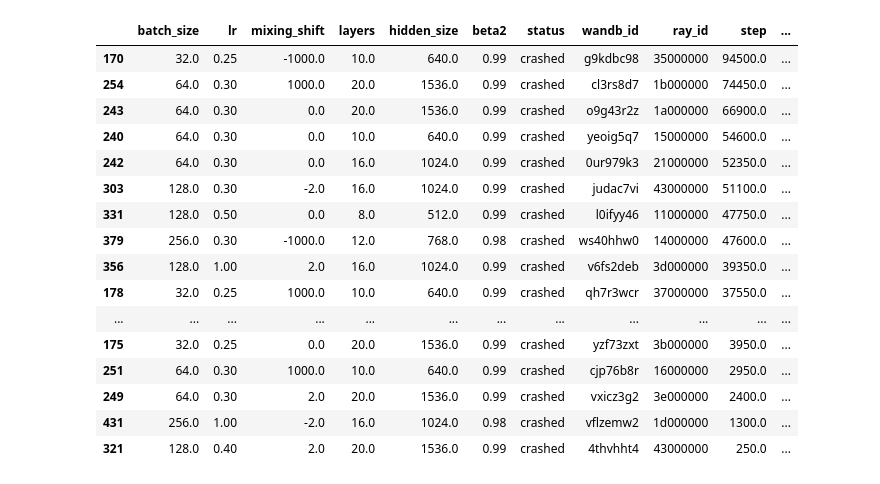
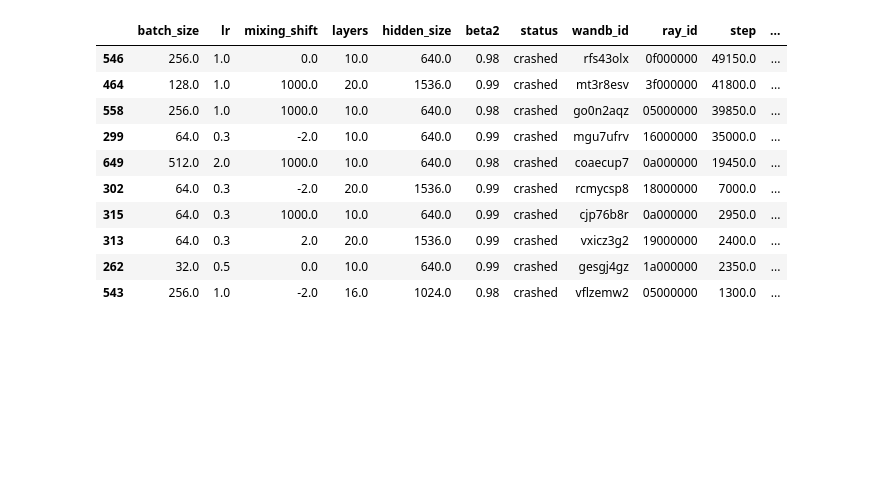
Before and after one commit to jafluri/gidd-easydel, a Jupyter notebook: notebooks/check_runs.ipynb, the cells around one changed output. Cells and saved outputs as stored; diff of their text form; code cells hidden in the pictures; blank space fills up the shorter version.

```diff
--- a/notebooks/check_runs.ipynb
+++ b/notebooks/check_runs.ipynb
@@ -51,8 +62,10 @@ runs = wandb.Api().runs(
         "$and": [
             {"$or": [
                 {"tags": "crit_bs_l8_d512"},
+                {"tags": "crit_bs_l10_d640"},
                 {"tags": "crit_bs_l12_d768"},
                 {"tags": "crit_bs_l16_d1024"},
+                {"tags": "crit_bs_l20_d1536"},
                 {"tags": "scaling_laws"},
             ]},
             {"created_at": {"$gte": dt_utc.isoformat()}}
@@ -220,6 +207,7 @@ for run in tqdm.tqdm(runs):
         "wandb_id": run.id,
         "ray_id": cfg.get("ray_job_id"),
         "step": run.summary.get("_step"),
+        "is_done": run.summary.get("_step") is not None and run.summary.get("_step") >= 50000,
         "name": run.name,
         "tpu_version": cfg.get("tpu_version"),
         "tpu_zone": cfg.get("tpu_zone"),
@@ -231,6 +227,7 @@ wandb_df = pd.DataFrame(wandb_rows).dropna(how="any")
 # %%
 existing_df = wandb_df.merge(running_df, how="outer", on=merge_keys, suffixes=("", "_running"))
 existing_df.loc[existing_df["status"].isna(), "status"] = "pending"
+existing_df.loc[existing_df["is_done"].isna(), "is_done"] = False
 existing_df.loc[existing_df["tpu_count"].isna(), "tpu_count"] = existing_df.loc[existing_df["tpu_count"].isna(), "tpu_count_running"].astype(int)
 existing_df
 # %% [output]
@@ -250,7 +247,8 @@ existing_df
 # %%
 df = existing_df.merge(needed_df, how="outer")
 df.loc[:, "is_needed"] = df["is_needed"].fillna(False)
-df["is_done"] = df["status"] == "finished"
+df.loc[df["is_done"].isna(), "is_done"] = False
+df.loc[df["step"] >= df["target_steps"], "is_done"] = True
 df.loc[df["is_running"].isna(), "is_running"] = False
 df = df.sort_values(["is_done", "is_running", "step"], ascending=[False, False, False])
 df = df.drop_duplicates(subset=merge_keys, keep="first", inplace=False)
@@ -258,6 +256,7 @@ df.loc[(df["status"] == "crashed") & df["is_needed"] & (df["step"].isna() | (df[
 df.loc[df["is_needed"], "status"] = df.loc[df["is_needed"], "status"].fillna("missing")
 # df.loc[~df["wandb_id"].isna(), "status"] = df.loc[~df["wandb_id"].isna(), "status"].fillna("N/A")
 df.loc[df["command"].isna(), "command"] = df.loc[df["command"].isna()].apply(format_command, axis=1)
+df.loc[df["is_done"], "status"] = "finished"
 df
 # %% [output]
 |  | batch_size | lr | mixing_shift | layers | hidden_size | beta2 | status | wandb_id | ray_id | step | ... |
@@ -355,23 +346,17 @@ df.loc[df["status"] == "running"]
 # %%
-df.loc[(df["status"] == "crashed") & (df["is_running"] != True)]
+df.loc[(df["status"] == "crashed") & (df["is_running"] != True) & (df["is_needed"])]
 # %% [output]
 |  | batch_size | lr | mixing_shift | layers | hidden_size | beta2 | status | wandb_id | ray_id | step | ... |
-| 170 | 32.0 | 0.25 | -1000.0 | 10.0 | 640.0 | 0.99 | crashed | g9kdbc98 | 35000000 | 94500.0 | ... |
-| 254 | 64.0 | 0.30 | 1000.0 | 20.0 | 1536.0 | 0.99 | crashed | cl3rs8d7 | 1b000000 | 74450.0 | ... |
-| 243 | 64.0 | 0.30 | 0.0 | 20.0 | 1536.0 | 0.99 | crashed | o9g43r2z | 1a000000 | 66900.0 | ... |
-| 240 | 64.0 | 0.30 | 0.0 | 10.0 | 640.0 | 0.99 | crashed | yeoig5q7 | 15000000 | 54600.0 | ... |
-| 242 | 64.0 | 0.30 | 0.0 | 16.0 | 1024.0 | 0.99 | crashed | 0ur979k3 | 21000000 | 52350.0 | ... |
-| 303 | 128.0 | 0.30 | -2.0 | 16.0 | 1024.0 | 0.99 | crashed | judac7vi | 43000000 | 51100.0 | ... |
-| 331 | 128.0 | 0.50 | 0.0 | 8.0 | 512.0 | 0.99 | crashed | l0ifyy46 | 11000000 | 47750.0 | ... |
-| 379 | 256.0 | 0.30 | -1000.0 | 12.0 | 768.0 | 0.98 | crashed | ws40hhw0 | 14000000 | 47600.0 | ... |
-| 356 | 128.0 | 1.00 | 2.0 | 16.0 | 1024.0 | 0.99 | crashed | v6fs2deb | 3d000000 | 39350.0 | ... |
-| 178 | 32.0 | 0.25 | 1000.0 | 10.0 | 640.0 | 0.99 | crashed | qh7r3wcr | 37000000 | 37550.0 | ... |
-| ... | ... | ... | ... | ... | ... | ... | ... | ... | ... | ... | ... |
-| 175 | 32.0 | 0.25 | 0.0 | 20.0 | 1536.0 | 0.99 | crashed | yzf73zxt | 3b000000 | 3950.0 | ... |
-| 251 | 64.0 | 0.30 | 1000.0 | 10.0 | 640.0 | 0.99 | crashed | cjp76b8r | 16000000 | 2950.0 | ... |
-| 249 | 64.0 | 0.30 | 2.0 | 20.0 | 1536.0 | 0.99 | crashed | vxicz3g2 | 3e000000 | 2400.0 | ... |
-| 431 | 256.0 | 1.00 | -2.0 | 16.0 | 1024.0 | 0.98 | crashed | vflzemw2 | 1d000000 | 1300.0 | ... |
-| 321 | 128.0 | 0.40 | 2.0 | 20.0 | 1536.0 | 0.99 | crashed | 4thvhht4 | 43000000 | 250.0 | ... |
+| 546 | 256.0 | 1.0 | 0.0 | 10.0 | 640.0 | 0.98 | crashed | rfs43olx | 0f000000 | 49150.0 | ... |
+| 464 | 128.0 | 1.0 | 1000.0 | 20.0 | 1536.0 | 0.99 | crashed | mt3r8esv | 3f000000 | 41800.0 | ... |
+| 558 | 256.0 | 1.0 | 1000.0 | 10.0 | 640.0 | 0.98 | crashed | go0n2aqz | 05000000 | 39850.0 | ... |
+| 299 | 64.0 | 0.3 | -2.0 | 10.0 | 640.0 | 0.99 | crashed | mgu7ufrv | 16000000 | 35000.0 | ... |
+| 649 | 512.0 | 2.0 | 1000.0 | 10.0 | 640.0 | 0.98 | crashed | coaecup7 | 0a000000 | 19450.0 | ... |
+| 302 | 64.0 | 0.3 | -2.0 | 20.0 | 1536.0 | 0.99 | crashed | rcmycsp8 | 18000000 | 7000.0 | ... |
+| 315 | 64.0 | 0.3 | 1000.0 | 10.0 | 640.0 | 0.99 | crashed | cjp76b8r | 0a000000 | 2950.0 | ... |
+| 313 | 64.0 | 0.3 | 2.0 | 20.0 | 1536.0 | 0.99 | crashed | vxicz3g2 | 19000000 | 2400.0 | ... |
+| 262 | 32.0 | 0.5 | 0.0 | 10.0 | 640.0 | 0.99 | crashed | gesgj4gz | 1a000000 | 2350.0 | ... |
+| 543 | 256.0 | 1.0 | -2.0 | 16.0 | 1024.0 | 0.98 | crashed | vflzemw2 | 05000000 | 1300.0 | ... |
 # %%
 df.loc[df["status"] == "missing"]
 # %% [output]
```
Also changed, not shown: parts of 20 cells of this notebook.
